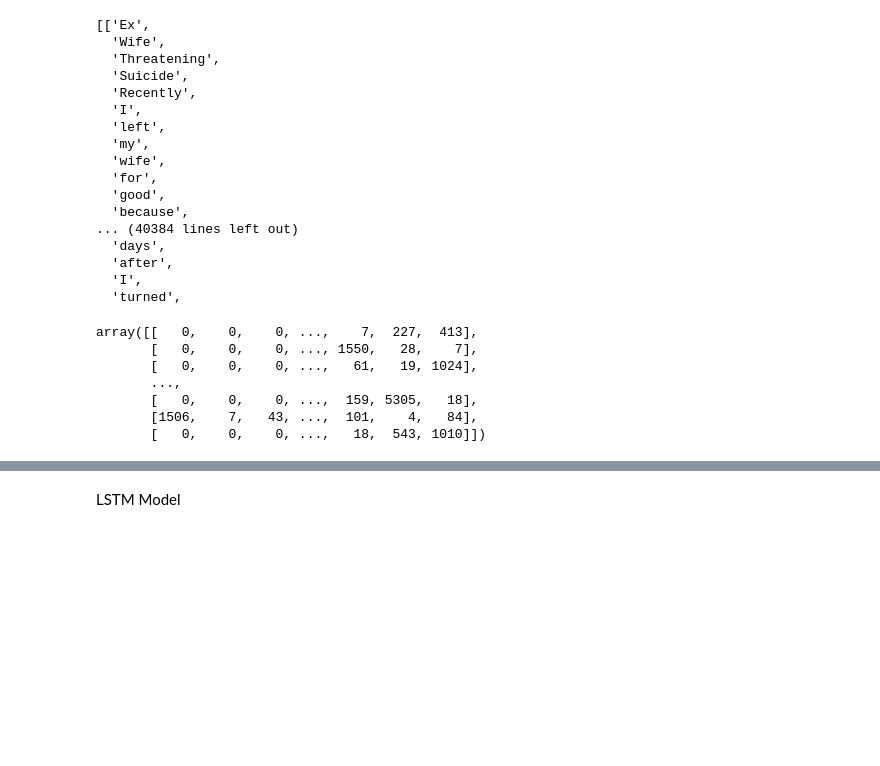
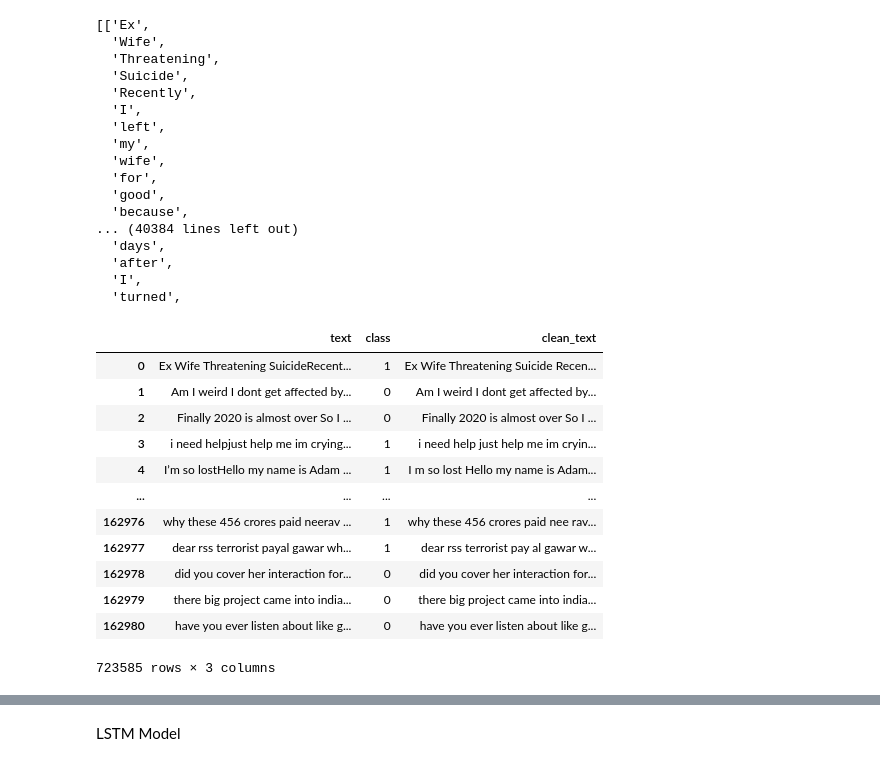
Before and after one commit to sgit0002/YMseekA, a Jupyter notebook: Iteration-3/final.ipynb, the cells around one changed output, grey strips where cells are left out. Cells and saved outputs as stored; diff of their text form; code cells hidden in the pictures; blank space fills up the shorter version.

```diff
--- a/Iteration-3/final.ipynb
+++ b/Iteration-3/final.ipynb
@@ -23,0 +75,6 @@ df
+# %%
+df_joke = pd.read_csv('shortjokes.csv', encoding="utf-8", names=["id", 'text'])
+df_joke = df_joke.iloc[1:,:]
+df_joke['class'] = 0
+df_joke = df_joke.iloc[:,[1,2]]
+df_joke
@@ -23,0 +97,7 @@ df
+# %%
+df_movie = pd.read_csv('wiki_movie_plots_deduped.csv', encoding="utf-8")
+df_movie = df_movie.iloc[1:,:]
+df_movie = df_movie.iloc[:,[6,7]]
+df_movie['class'] = 0
+df_movie = df_movie.iloc[:,[1,2]]
+df_movie = df_movie.rename(columns={'Plot':"text"})
@@ -23,0 +106,8 @@ df
+# %%
+df_tweet = pd.read_csv('Twitter_Data.csv', encoding="utf-8", names=["text", 'class'])
+df_tweet = df_tweet.iloc[1:,:]
+df_tweet = df_tweet.dropna()
+df_tweet['class'] = df_tweet['class'].replace('1', 0)
+df_tweet['class'] = df_tweet['class'].replace('0', 0)
+df_tweet['class'] = df_tweet['class'].replace('-1', 1)
+df_tweet['class'].value_counts()
@@ -23,0 +118,2 @@ df
+# %%
+df = pd.concat([df, df_dep, df_dep_1, df_joke, df_movie, df_tweet])
@@ -108,6 +229,23 @@ def detokenize(text):
 original_data = []
 for i in range(len(temp)):
     original_data.append(detokenize(temp[i]))
+# %%
+df['clean_text'] = original_data
+df
+# %% [output]
+|  | text | class | clean_text |
+| 0 | Ex Wife Threatening SuicideRecent... | 1 | Ex Wife Threatening Suicide Recen... |
+| 1 | Am I weird I dont get affected by... | 0 | Am I weird I dont get affected by... |
+| 2 | Finally 2020 is almost over So I ... | 0 | Finally 2020 is almost over So I ... |
+| 3 | i need helpjust help me im crying... | 1 | i need help just help me im cryin... |
+| 4 | I’m so lostHello my name is Adam ... | 1 | I m so lost Hello my name is Adam... |
+| ... | ... | ... | ... |
+| 162976 | why these 456 crores paid neerav ... | 1 | why these 456 crores paid nee rav... |
+| 162977 | dear rss terrorist payal gawar wh... | 1 | dear rss terrorist pay al gawar w... |
+| 162978 | did you cover her interaction for... | 0 | did you cover her interaction for... |
+| 162979 | there big project came into india... | 0 | there big project came into india... |
+| 162980 | have you ever listen about like g... | 0 | have you ever listen about like g... |
+723585 rows × 3 columns
 # %%
 from keras.preprocessing.text import Tokenizer
 from keras.preprocessing.sequence import pad_sequences
@@ -117,15 +255 @@ max_words = 50000
 max_len = 200
-# %%
-tokenizer = Tokenizer(num_words=max_words)
-tokenizer.fit_on_texts(original_data)
-sequences = tokenizer.texts_to_sequences(original_data)
-depressions = pad_sequences(sequences, maxlen=max_len)
-depressions
-# %% [output]
-array([[   0,    0,    0, ...,    7,  227,  413],
-       [   0,    0,    0, ..., 1550,   28,    7],
-       [   0,    0,    0, ...,   61,   19, 1024],
-       ...,
-       [   0,    0,    0, ...,  159, 5305,   18],
-       [1506,    7,   43, ...,  101,    4,   84],
-       [   0,    0,    0, ...,   18,  543, 1010]])
```
Also changed, not shown: parts of 43 cells of this notebook, 1 other file.
